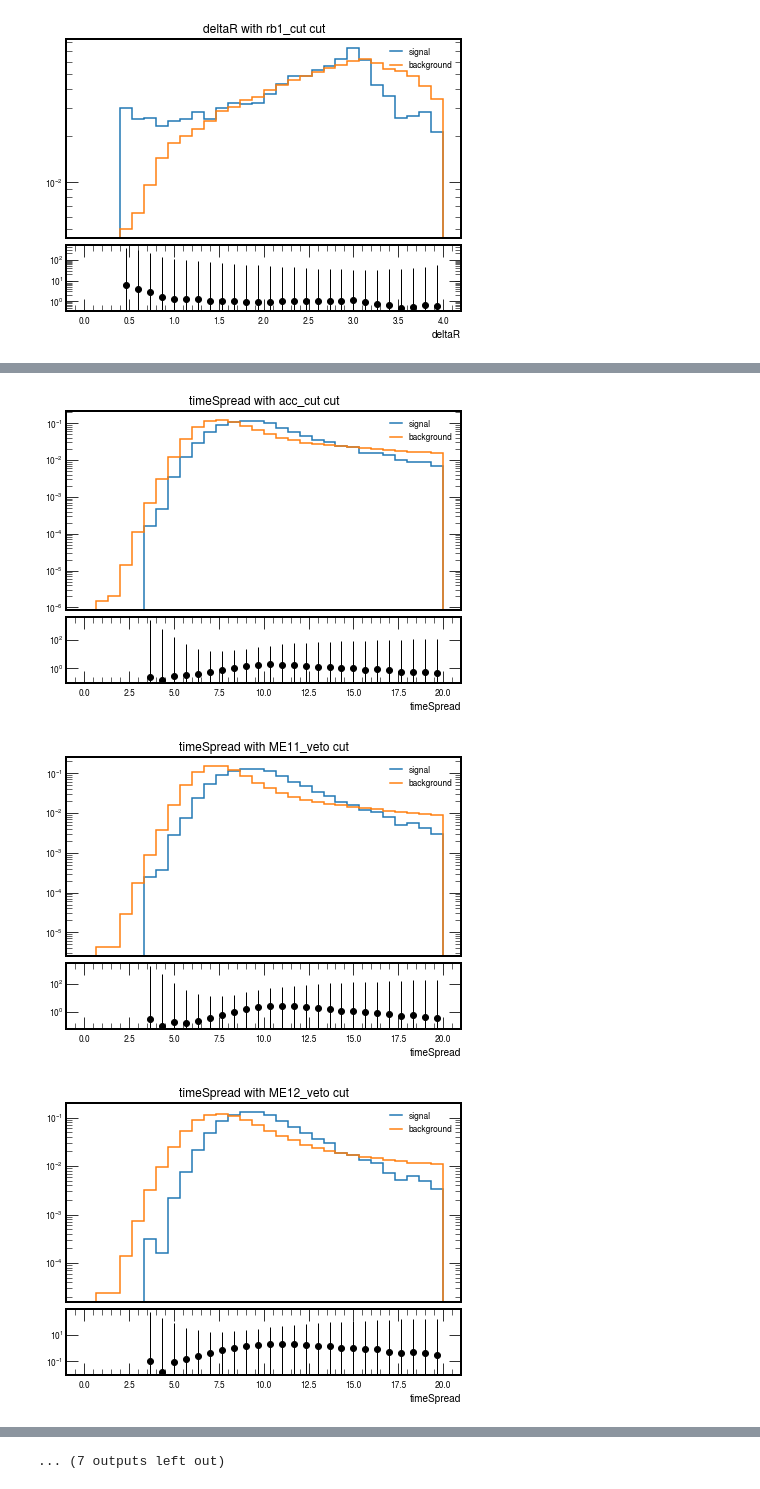
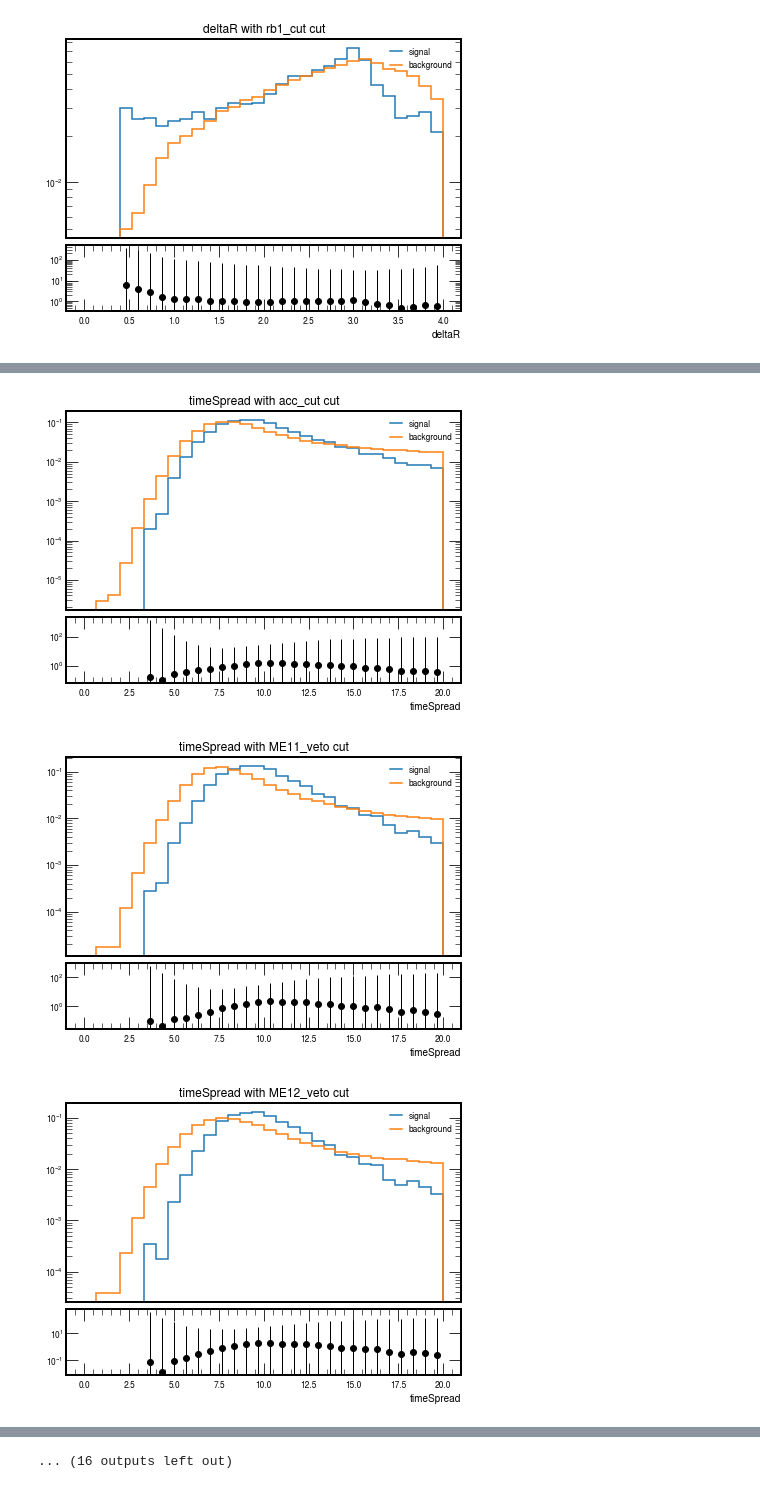
Before and after one commit to AnthonyAportela/LLPs, a Jupyter notebook: notebooks/BToPhiK/cutflow.ipynb, the cells around one changed output, grey strips where cells are left out. Cells and saved outputs as stored; diff of their text form; code cells hidden in the pictures.

```diff
--- a/notebooks/BToPhiK/cutflow.ipynb
+++ b/notebooks/BToPhiK/cutflow.ipynb
@@ -225,7 +225,7 @@ class LLP_ntuple_processor(processor.ProcessorABC):
         last = events
         out[dataset]['total'] = len(last)
         deltaR, deltaEta, deltaPhi, deltaRcut = self.muon_cls_deltaR(last)
-        deltaRcut = ak.values_astype(ak.ones_like(last.metEENoise), 'bool')#deltaRcut override
+        #deltaRcut = ak.values_astype(ak.ones_like(last.metEENoise), 'bool')#deltaRcut override
 
         # not exactly sure why .mask[cut] works here and not [cut], but it does, and I think it's correct
         out[dataset]['total_met'] = hs.Hist.new.Reg(30, 0, 100, name='met', label='MET [GeV]').Double()
@@ -269,7 +269,7 @@ class LLP_ntuple_processor(processor.ProcessorABC):
                 last = last
 
             deltaR, deltaEta, deltaPhi, deltaRcut = self.muon_cls_deltaR(last)
-            deltaRcut = ak.values_astype(ak.ones_like(last.metEENoise), 'bool') #deltaRcut override
+            #deltaRcut = ak.values_astype(ak.ones_like(last.metEENoise), 'bool') #deltaRcut override
 
             out[dataset][cut.__name__] = len(last)
             out[dataset][f'{cut.__name__}_met'] = hs.Hist.new.Reg(30, 0, 100, name='met', label='MET [GeV]').Double()
@@ -385,7 +385,7 @@ from matplotlib.backends.backend_pdf import PdfPages
 varnames = ['met', 'timeSpread', 'clsEta', 'clsTimeTotal']
 
 for varname in varnames:
-    pdf = PdfPages(f'{varname}_cutflow_sb.pdf')
+    pdf = PdfPages(f'varPlots_sb_07_28_22/{varname}_cutflow_sb.pdf')
 
     for cut in cuts:
         fig, ax = plt.subplots(2,1, gridspec_kw={'height_ratios': [3, 1]}, figsize=(np.sqrt(2)*5,5))
@@ -425,3 +425,3 @@ for varname in varnames:
-[figure, old version]
+[figure, new version]
-[figure, old version]
+[figure, new version]
-[figure, old version]
+[figure, new version]
@@ -429 +429 @@ for varname in varnames:
-... (7 outputs left out)
+... (16 outputs left out)
```
Also changed, not shown: parts of 1 cell of this notebook, 4 other files.
